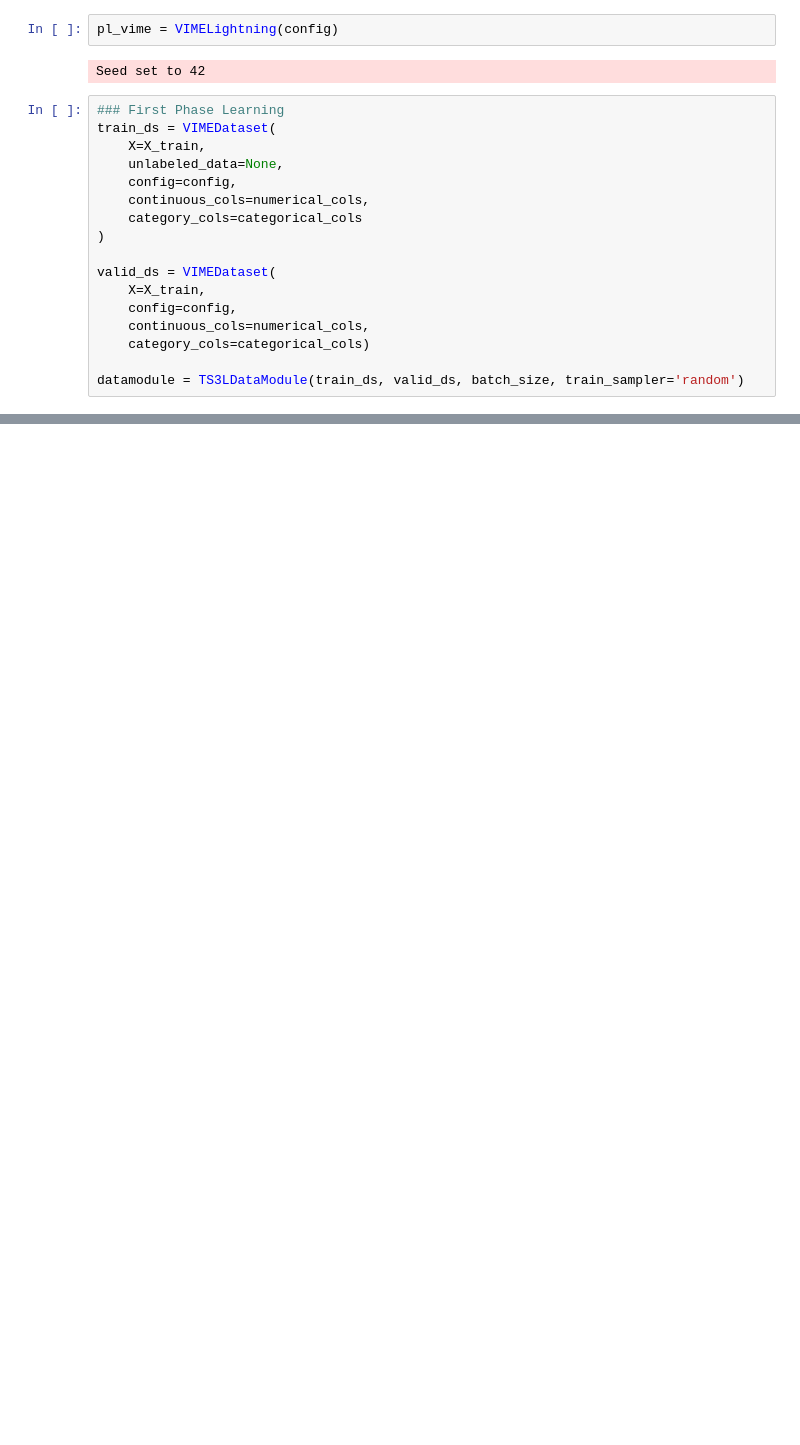
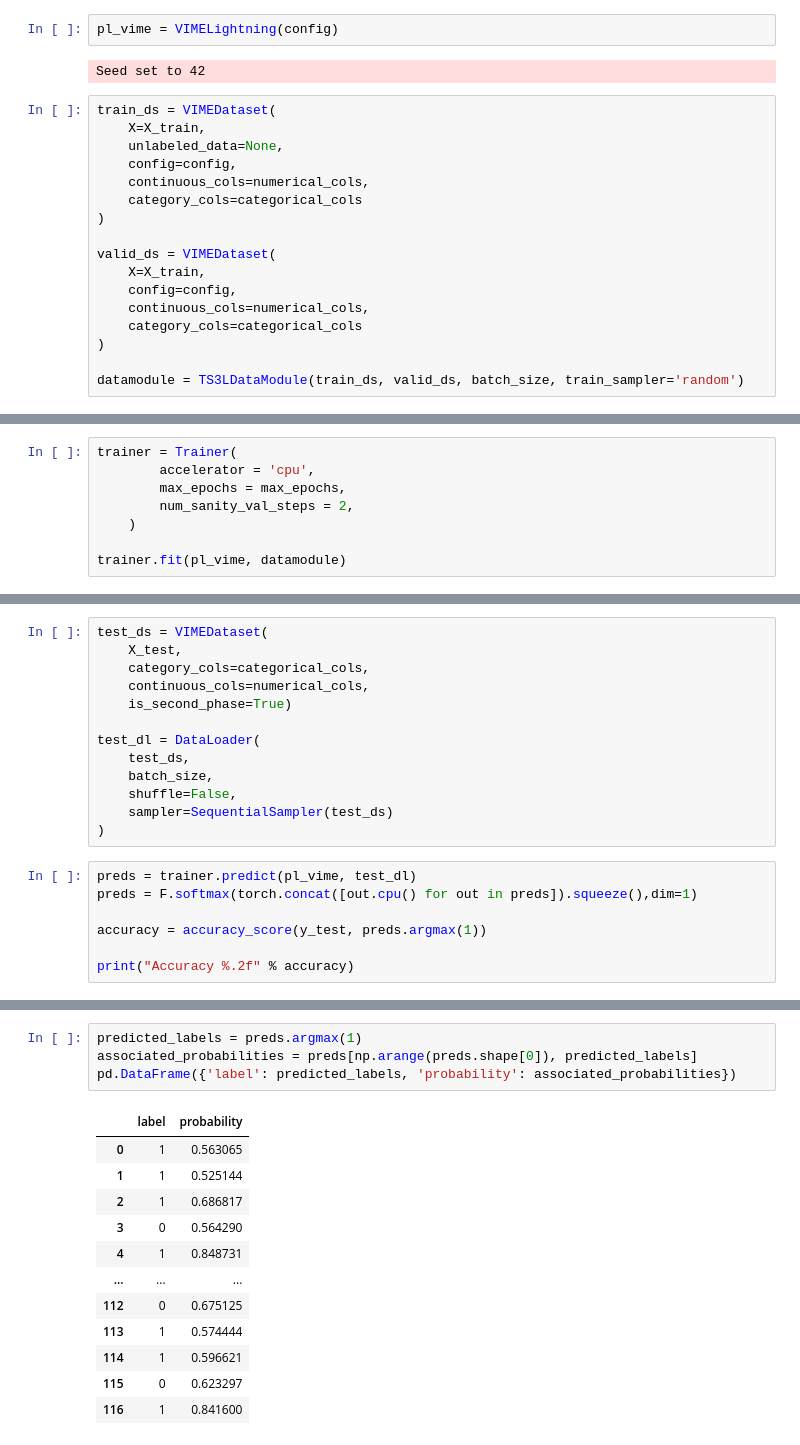
Before and after one commit to DontSlipOnDirt/breast-cancer-dss-prediction, a Jupyter notebook: ssl/base_model.ipynb, the cells around one changed output, grey strips where cells are left out. Drawn from its saved outputs; the diff is of its cells as text; blank space fills up the shorter version.

```diff
--- a/ssl/base_model.ipynb
+++ b/ssl/base_model.ipynb
@@ -141,7 +158,6 @@ pl_vime = VIMELightning(config)
 # %% [output]
 Seed set to 42
 # %%
-### First Phase Learning
 train_ds = VIMEDataset(
     X=X_train,
     unlabeled_data=None,
@@ -154,6 +170,7 @@ valid_ds = VIMEDataset(
     X=X_train,
     config=config,
     continuous_cols=numerical_cols,
-    category_cols=categorical_cols)
+    category_cols=categorical_cols
+)
 
 datamodule = TS3LDataModule(train_ds, valid_ds, batch_size, train_sampler='random')
@@ -188,0 +254,8 @@ IndexError: Target 3 is out of bounds.
+# %%
+trainer = Trainer(
+        accelerator = 'cpu',
+        max_epochs = max_epochs,
+        num_sanity_val_steps = 2,
+    )
+
+trainer.fit(pl_vime, datamodule)
@@ -188,0 +286,20 @@ IndexError: Target 3 is out of bounds.
+# %%
+test_ds = VIMEDataset(
+    X_test,
+    category_cols=categorical_cols,
+    continuous_cols=numerical_cols,
+    is_second_phase=True)
+
+test_dl = DataLoader(
+    test_ds,
+    batch_size,
+    shuffle=False,
+    sampler=SequentialSampler(test_ds)
+)
+# %%
+preds = trainer.predict(pl_vime, test_dl)
+preds = F.softmax(torch.concat([out.cpu() for out in preds]).squeeze(),dim=1)
+
+accuracy = accuracy_score(y_test, preds.argmax(1))
+
+print("Accuracy %.2f" % accuracy)
@@ -188,0 +309,17 @@ IndexError: Target 3 is out of bounds.
+# %%
+predicted_labels = preds.argmax(1)
+associated_probabilities = preds[np.arange(preds.shape[0]), predicted_labels]
+pd.DataFrame({'label': predicted_labels, 'probability': associated_probabilities})
+# %% [output]
+|  | label | probability |
+| 0 | 1 | 0.563065 |
+| 1 | 1 | 0.525144 |
+| 2 | 1 | 0.686817 |
+| 3 | 0 | 0.564290 |
+| 4 | 1 | 0.848731 |
+| ... | ... | ... |
+| 112 | 0 | 0.675125 |
+| 113 | 1 | 0.574444 |
+| 114 | 1 | 0.596621 |
+| 115 | 0 | 0.623297 |
+| 116 | 1 | 0.841600 |
```
Also changed, not shown: parts of 34 cells of this notebook.
